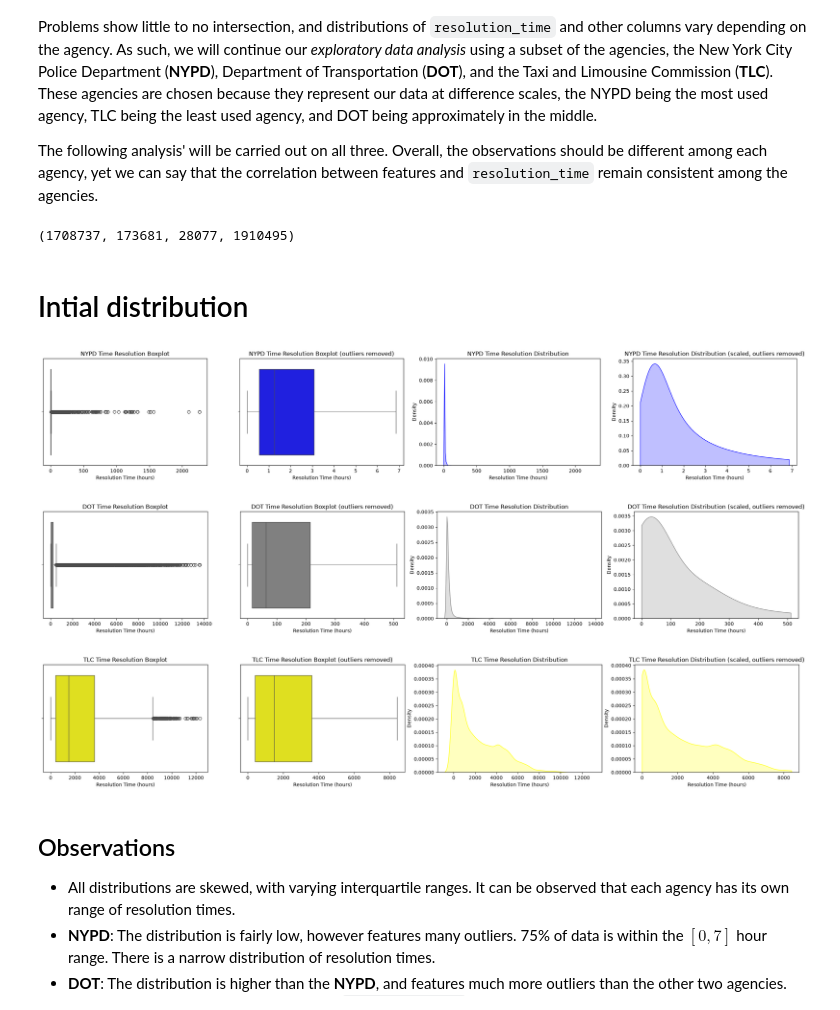
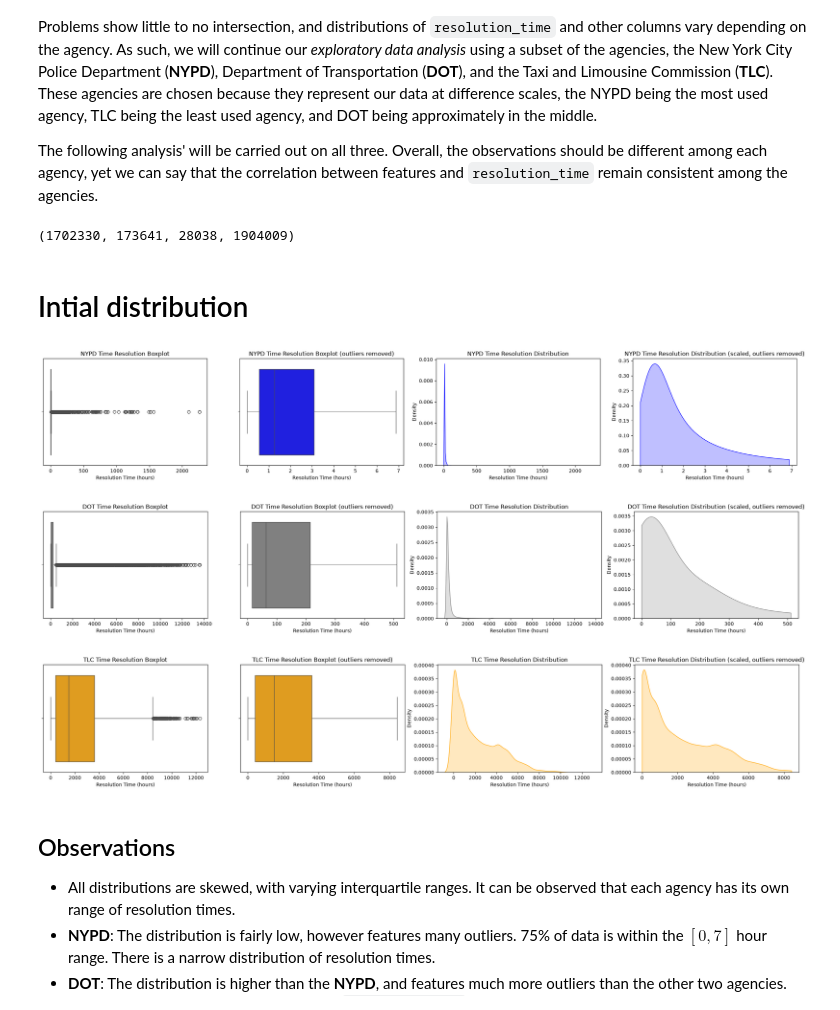
Before and after one commit to luisjaco/nyc-311, a Jupyter notebook: notebooks/exploratory_data_analysis.ipynb, the cells around one changed output. Cells and saved outputs as stored; diff of their text form; code cells hidden in the pictures.

```diff
--- a/notebooks/exploratory_data_analysis.ipynb
+++ b/notebooks/exploratory_data_analysis.ipynb
@@ -24,7 +24,8 @@ df = pd.read_csv('../data/nyc311_2025.csv', index_col='id')
 # # set time columns
 df = df.astype({
     'created' : 'datetime64[ns]',
-    'closed' : 'datetime64[ns]'
+    'closed' : 'datetime64[ns]',
+    'zipcode': 'str'
 })
 # %%
 df.head()
@@ -186,7 +188,7 @@ tlc = df[df.agency_name == 'Taxi and Limousine Commission']
 agencies = df[df.agency_name.isin(['New York City Police Department', 'Department of Transportation', 'Taxi and Limousine Commission'])]
 len(nypd), len(dot), len(tlc), len(agencies)
 # %% [output]
-(1708737, 173681, 28077, 1910495)
+(1702330, 173641, 28038, 1904009)
 # %% [markdown]
 # Intial distribution
 # %%
@@ -220,11 +222,11 @@ def plot_time_resolution_dist(agency, agency_name, c):
 # %%
 plot_time_resolution_dist(nypd, 'NYPD', 'blue')
 plot_time_resolution_dist(dot, 'DOT', 'gray')
-plot_time_resolution_dist(tlc, 'TLC', 'yellow')
+plot_time_resolution_dist(tlc, 'TLC', 'orange')
 # %% [output]
 [figure]
 [figure]
-[figure, old version]
+[figure, new version]
 # %% [markdown]
 ## Observations
 - All distributions are skewed, with varying interquartile ranges. It can be observed that each
```
Also changed, not shown: parts of 23 cells of this notebook.
